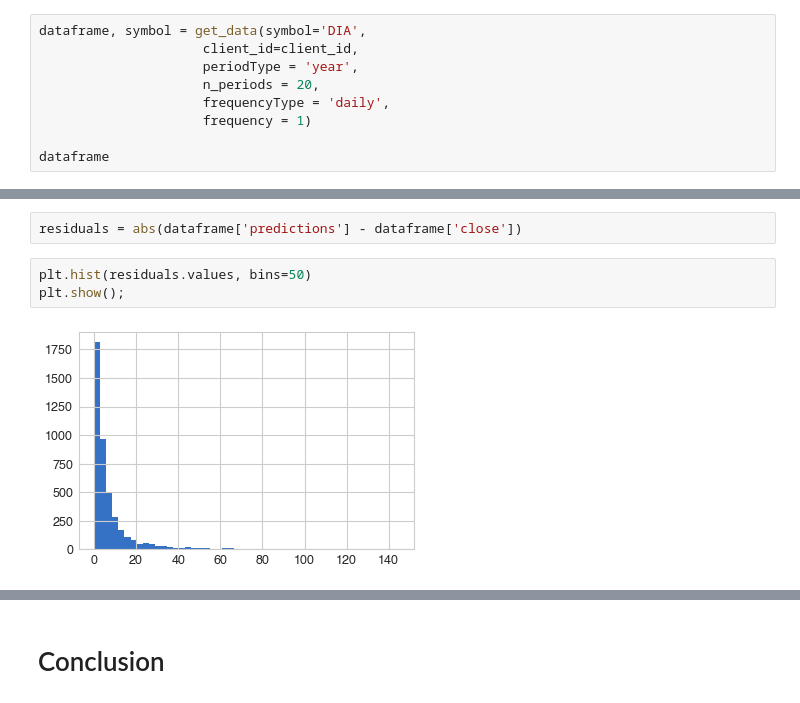
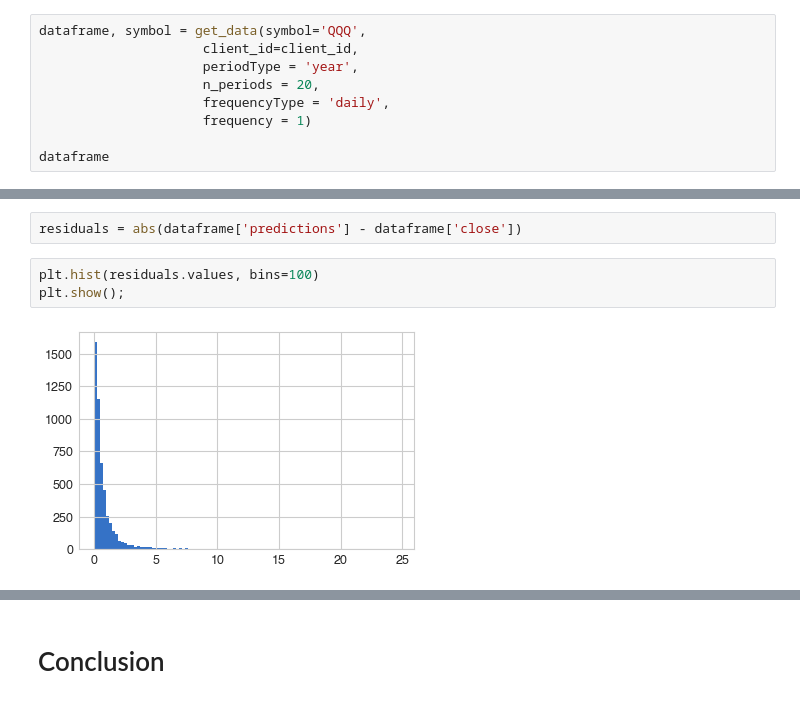
Before and after one commit to mdominguez2010/predict-stock-price-arima, a Jupyter notebook: google_forecast.ipynb, the cells around one changed output, grey strips where cells are left out. Saved outputs shown, nothing was run; the diff lists cells and outputs as text.

```diff
--- a/google_forecast.ipynb
+++ b/google_forecast.ipynb
@@ -117,7 +115,7 @@ def get_data(symbol,
 
     return dataframe, symbol
 # %%
-dataframe, symbol = get_data(symbol='DIA',
+dataframe, symbol = get_data(symbol='QQQ',
                      client_id=client_id,
                      periodType = 'year',
                      n_periods = 20,
@@ -470,7 +470,7 @@ plt.show()
 # %%
 residuals = abs(dataframe['predictions'] - dataframe['close'])
 # %%
-plt.hist(residuals.values, bins=50)
+plt.hist(residuals.values, bins=100)
 plt.show();
 # %% [output]
-[figure, old version]
+[figure, new version]
```
Also changed, not shown: parts of 15 cells of this notebook.
